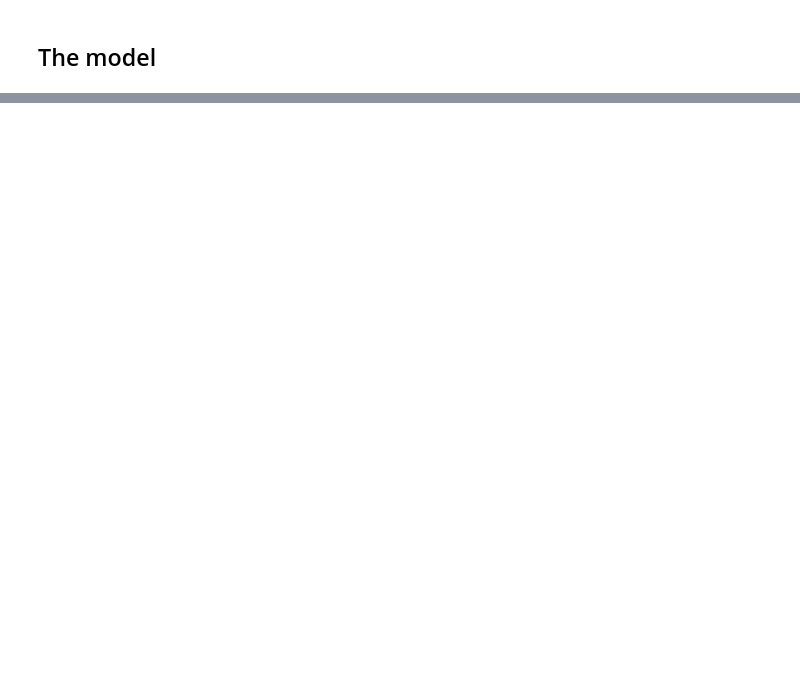
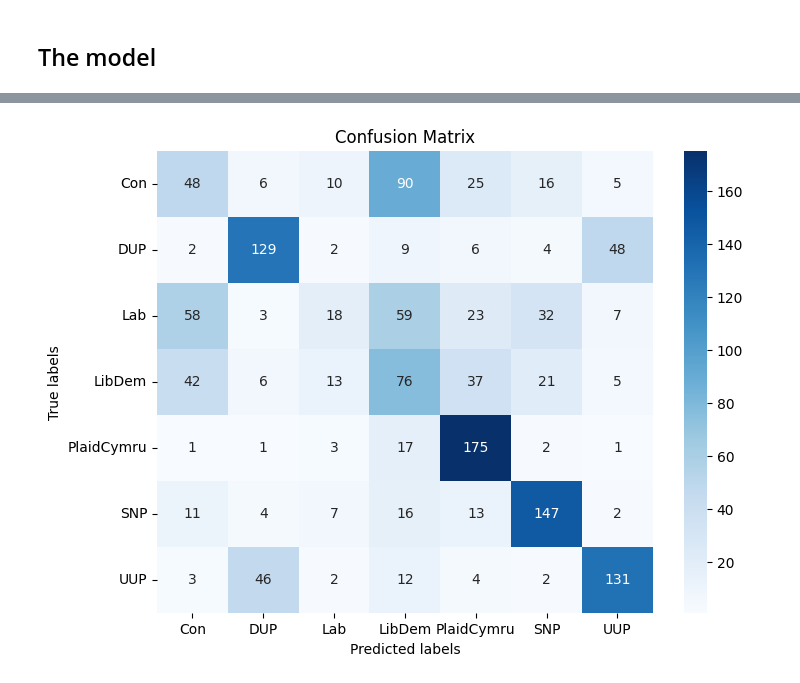
Before and after one commit to szaboildi/uk-pol-speech-classifier, a Jupyter notebook: notebooks/SZIE_gru_model.ipynb, the cells around one changed output, grey strips where cells are left out. Saved outputs shown, nothing was run; the diff lists cells and outputs as text; code cells hidden in the pictures; blank space fills up the shorter version.

```diff
--- a/notebooks/SZIE_gru_model.ipynb
+++ b/notebooks/SZIE_gru_model.ipynb
@@ -286,0 +273,5 @@ from polclassifier.ml_logic import %load_ext
+# %%
+y_pred = to_categorical(np.argmax(model.predict(X_test_pad), axis=1), 7)
+
+# Calculate confusion matrix
+cm = confusion_matrix(y_test.argmax(axis=1), y_pred.argmax(axis=1))
@@ -286,0 +280,10 @@ from polclassifier.ml_logic import %load_ext
+# %%
+# Plot confusion matrix
+plt.figure(figsize=(8, 6))
+sns.heatmap(cm, annot=True, fmt='d', cmap='Blues', xticklabels=codes.keys(), yticklabels=codes.keys())
+plt.xlabel('Predicted labels')
+plt.ylabel('True labels')
+plt.title('Confusion Matrix')
+plt.show()
+# %% [output]
+[figure, added]
```
Also changed, not shown: parts of 20 cells of this notebook, 1 other file.
